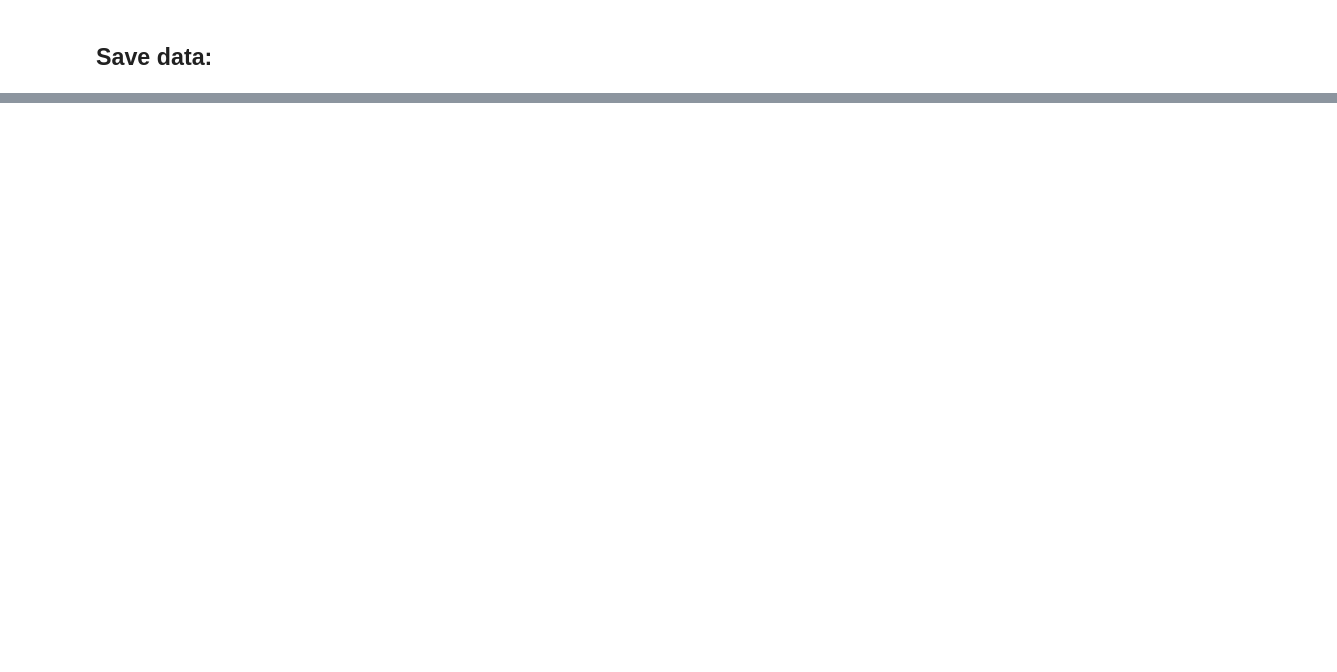
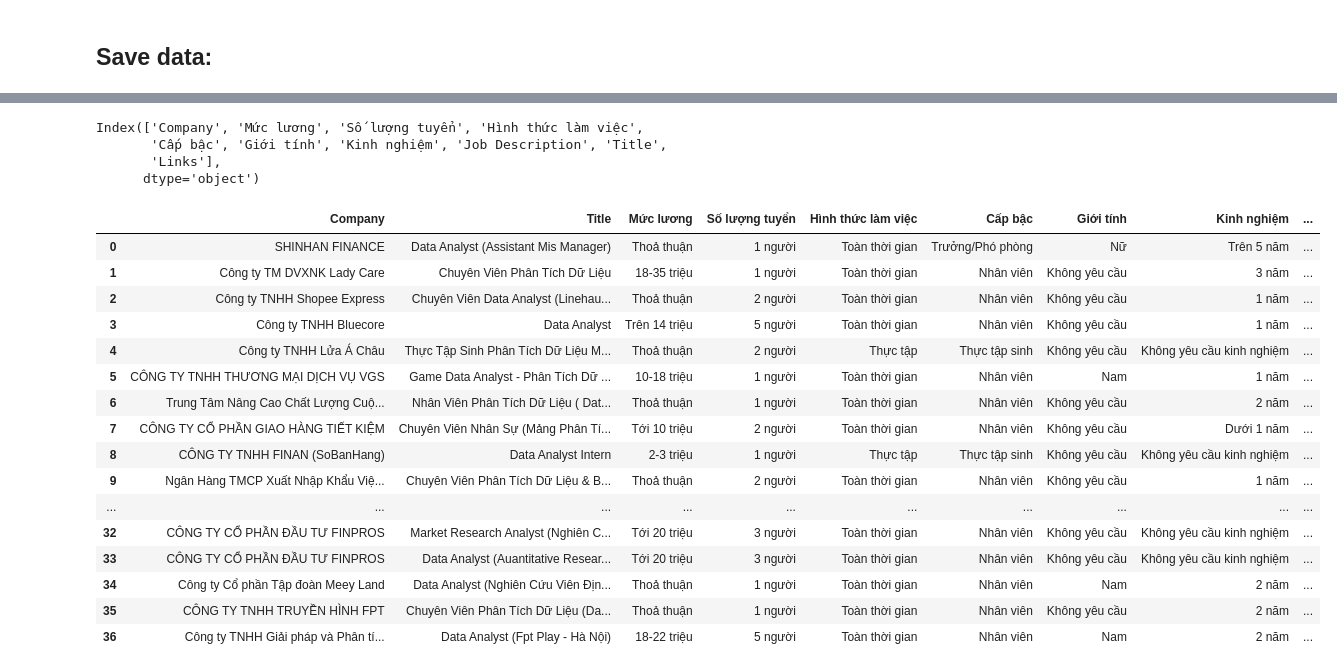
Before and after one commit to Hhanh-hub/data_analyst_salary, a Jupyter notebook: data_analyst_salary/crawing_topcv.ipynb, the cells around one changed output, grey strips where cells are left out. Drawn from its saved outputs; the diff is of its cells as text; code cells hidden in the pictures; blank space fills up the shorter version.

```diff
--- a/data_analyst_salary/crawing_topcv.ipynb
+++ b/data_analyst_salary/crawing_topcv.ipynb
@@ -209,0 +212,4 @@ df[:5]
+# %%
+df['Title'] = pd.DataFrame(tt_job)
+df['Links'] = pd.DataFrame(all_job_links)
+df
@@ -209,0 +234,31 @@ df[:5]
+# %%
+df.columns
+# %% [output]
+Index(['Company', 'Mức lương', 'Số lượng tuyển', 'Hình thức làm việc',
+       'Cấp bậc', 'Giới tính', 'Kinh nghiệm', 'Job Description', 'Title',
+       'Links'],
+      dtype='object')
+# %%
+## Rearrange columns
+df = df[['Company', 'Title','Mức lương', 'Số lượng tuyển', 'Hình thức làm việc',
+       'Cấp bậc', 'Giới tính', 'Kinh nghiệm', 'Job Description',
+       'Links']]
+df
+# %% [output]
+|  | Company | Title | Mức lương | Số lượng tuyển | Hình thức làm việc | Cấp bậc | Giới tính | Kinh nghiệm | ... |
+| 0 | SHINHAN FINANCE | Data Analyst (Assistant Mis Manager) | Thoả thuận | 1 người | Toàn thời gian | Trưởng/Phó phòng | Nữ | Trên 5 năm | ... |
+| 1 | Công ty TM DVXNK Lady Care | Chuyên Viên Phân Tích Dữ Liệu | 18-35 triệu | 1 người | Toàn thời gian | Nhân viên | Không yêu cầu | 3 năm | ... |
+| 2 | Công ty TNHH Shopee Express | Chuyên Viên Data Analyst (Linehau... | Thoả thuận | 2 người | Toàn thời gian | Nhân viên | Không yêu cầu | 1 năm | ... |
+| 3 | Công ty TNHH Bluecore | Data Analyst | Trên 14 triệu | 5 người | Toàn thời gian | Nhân viên | Không yêu cầu | 1 năm | ... |
+| 4 | Công ty TNHH Lửa Á Châu | Thực Tập Sinh Phân Tích Dữ Liệu M... | Thoả thuận | 2 người | Thực tập | Thực tập sinh | Không yêu cầu | Không yêu cầu kinh nghiệm | ... |
+| 5 | CÔNG TY TNHH THƯƠNG MẠI DỊCH VỤ VGS | Game Data Analyst - Phân Tích Dữ ... | 10-18 triệu | 1 người | Toàn thời gian | Nhân viên | Nam | 1 năm | ... |
+| 6 | Trung Tâm Nâng Cao Chất Lượng Cuộ... | Nhân Viên Phân Tích Dữ Liệu ( Dat... | Thoả thuận | 1 người | Toàn thời gian | Nhân viên | Không yêu cầu | 2 năm | ... |
+| 7 | CÔNG TY CỔ PHẦN GIAO HÀNG TIẾT KIỆM | Chuyên Viên Nhân Sự (Mảng Phân Tí... | Tới 10 triệu | 2 người | Toàn thời gian | Nhân viên | Không yêu cầu | Dưới 1 năm | ... |
+| 8 | CÔNG TY TNHH FINAN (SoBanHang) | Data Analyst Intern | 2-3 triệu | 1 người | Thực tập | Thực tập sinh | Không yêu cầu | Không yêu cầu kinh nghiệm | ... |
+| 9 | Ngân Hàng TMCP Xuất Nhập Khẩu Việ... | Chuyên Viên Phân Tích Dữ Liệu & B... | Thoả thuận | 2 người | Toàn thời gian | Nhân viên | Không yêu cầu | 1 năm | ... |
+| ... | ... | ... | ... | ... | ... | ... | ... | ... | ... |
+| 32 | CÔNG TY CỔ PHẦN ĐẦU TƯ FINPROS | Market Research Analyst (Nghiên C... | Tới 20 triệu | 3 người | Toàn thời gian | Nhân viên | Không yêu cầu | Không yêu cầu kinh nghiệm | ... |
+| 33 | CÔNG TY CỔ PHẦN ĐẦU TƯ FINPROS | Data Analyst (Auantitative Resear... | Tới 20 triệu | 3 người | Toàn thời gian | Nhân viên | Không yêu cầu | Không yêu cầu kinh nghiệm | ... |
+| 34 | Công ty Cổ phần Tập đoàn Meey Land | Data Analyst (Nghiên Cứu Viên Địn... | Thoả thuận | 1 người | Toàn thời gian | Nhân viên | Nam | 2 năm | ... |
+| 35 | CÔNG TY TNHH TRUYỀN HÌNH FPT | Chuyên Viên Phân Tích Dữ Liệu (Da... | Thoả thuận | 1 người | Toàn thời gian | Nhân viên | Không yêu cầu | 2 năm | ... |
+| 36 | Công ty TNHH Giải pháp và Phân tí... | Data Analyst (Fpt Play - Hà Nội) | 18-22 triệu | 5 người | Toàn thời gian | Nhân viên | Nam | 2 năm | ... |
```
Also changed, not shown: parts of 30 cells of this notebook.
